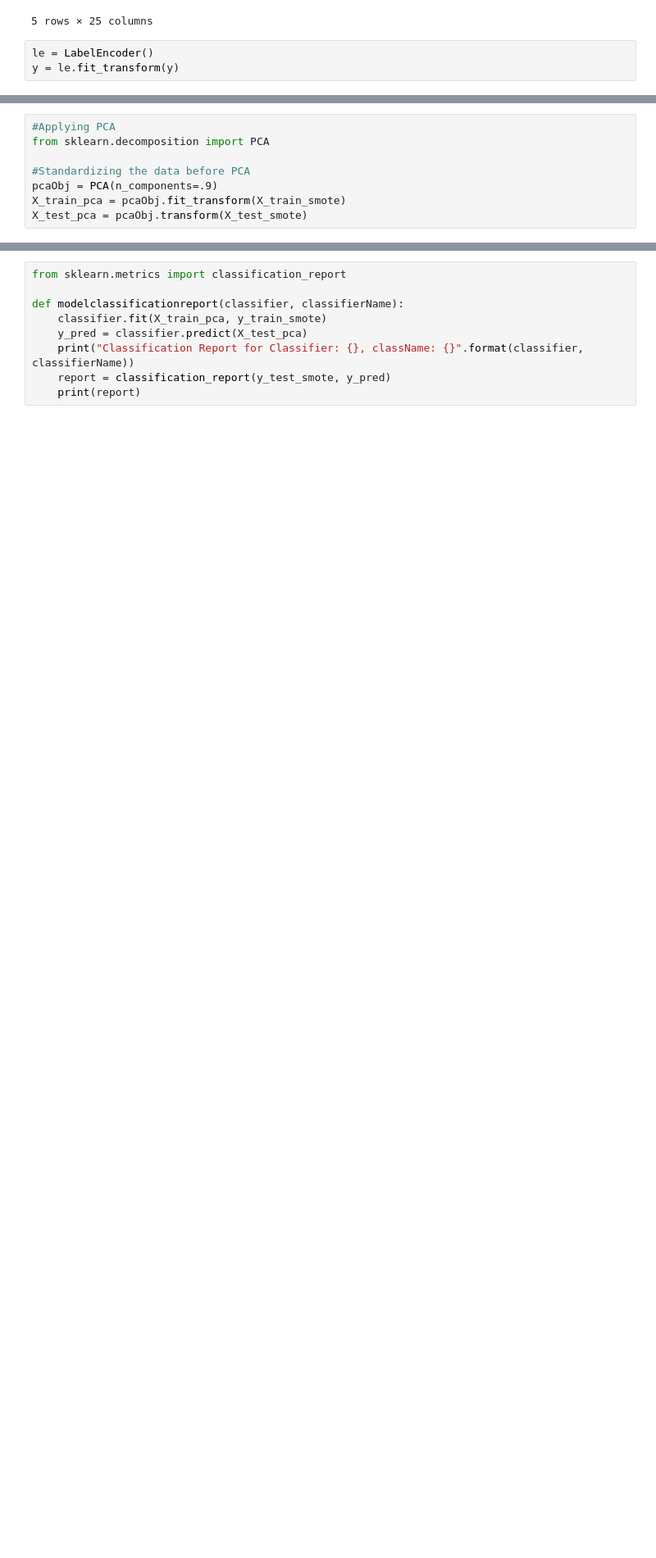
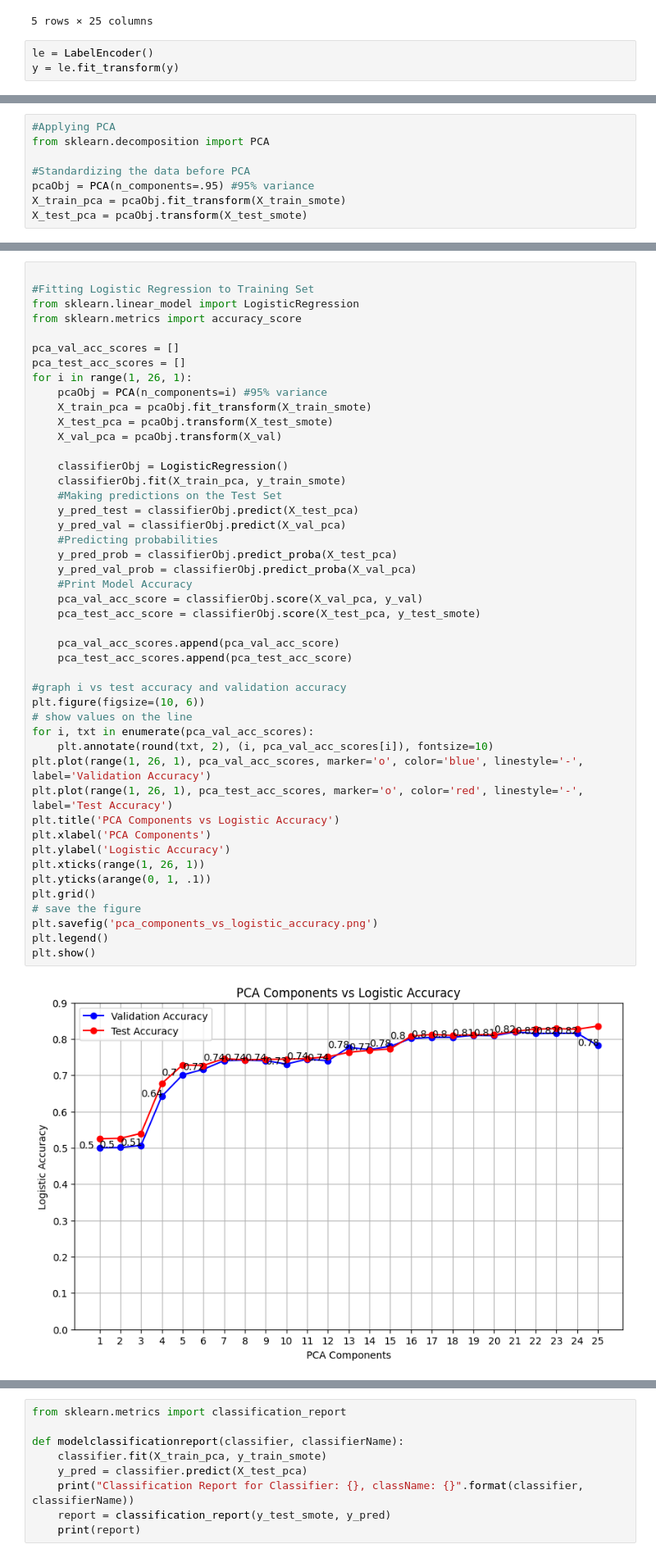
Before and after one commit to yelisetti/SEIS763FinalProject, a Jupyter notebook: Project.ipynb, the cells around one changed output, grey strips where cells are left out. Shown at 82% size. Cells and saved outputs as stored; diff of their text form; blank space fills up the shorter version.

```diff
--- a/Project.ipynb
+++ b/Project.ipynb
@@ -293,7 +313,7 @@ display(X_test_smote.head())
 from sklearn.decomposition import PCA
 
 #Standardizing the data before PCA
-pcaObj = PCA(n_components=.9)
+pcaObj = PCA(n_components=.95) #95% variance
 X_train_pca = pcaObj.fit_transform(X_train_smote)
 X_test_pca = pcaObj.transform(X_test_smote)
 # %%
@@ -314,4 +334,52 @@ display(X_train_smote)
 8999 rows × 25 columns
+# %%
+
+#Fitting Logistic Regression to Training Set
+from sklearn.linear_model import LogisticRegression
+from sklearn.metrics import accuracy_score
+
+pca_val_acc_scores = []
+pca_test_acc_scores = []
+for i in range(1, 26, 1):
+    pcaObj = PCA(n_components=i) #95% variance
+    X_train_pca = pcaObj.fit_transform(X_train_smote)
+    X_test_pca = pcaObj.transform(X_test_smote)
+    X_val_pca = pcaObj.transform(X_val)
+
+    classifierObj = LogisticRegression()
+    classifierObj.fit(X_train_pca, y_train_smote)
+    #Making predictions on the Test Set
+    y_pred_test = classifierObj.predict(X_test_pca)
+    y_pred_val = classifierObj.predict(X_val_pca)
+    #Predicting probabilities
+    y_pred_prob = classifierObj.predict_proba(X_test_pca)
+    y_pred_val_prob = classifierObj.predict_proba(X_val_pca)
+    #Print Model Accuracy
+    pca_val_acc_score = classifierObj.score(X_val_pca, y_val)
+    pca_test_acc_score = classifierObj.score(X_test_pca, y_test_smote)
+
+    pca_val_acc_scores.append(pca_val_acc_score)
+    pca_test_acc_scores.append(pca_test_acc_score)
+
+#graph i vs test accuracy and validation accuracy
+plt.figure(figsize=(10, 6))
+# show values on the line
+for i, txt in enumerate(pca_val_acc_scores):
+    plt.annotate(round(txt, 2), (i, pca_val_acc_scores[i]), fontsize=10)
+plt.plot(range(1, 26, 1), pca_val_acc_scores, marker='o', color='blue', linestyle='-', label='Validation Accuracy')
+plt.plot(range(1, 26, 1), pca_test_acc_scores, marker='o', color='red', linestyle='-', label='Test Accuracy')
+plt.title('PCA Components vs Logistic Accuracy')
+plt.xlabel('PCA Components')
+plt.ylabel('Logistic Accuracy')
+plt.xticks(range(1, 26, 1))
+plt.yticks(arange(0, 1, .1))
+plt.grid()
+# save the figure
+plt.savefig('pca_components_vs_logistic_accuracy.png')
+plt.legend()
+plt.show()
+# %% [output]
+[figure, added]
 # %%
 #Fitting Logistic Regression to Training Set
 from sklearn.linear_model import LogisticRegression
```
Also changed, not shown: parts of 19 cells of this notebook, 19 other files.
